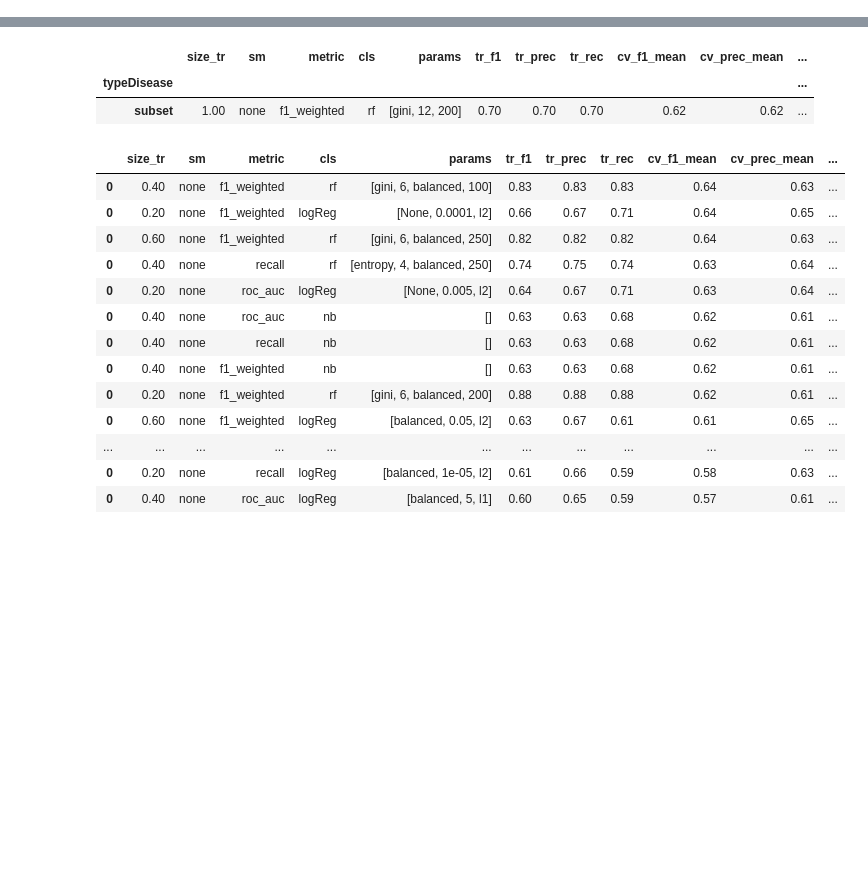
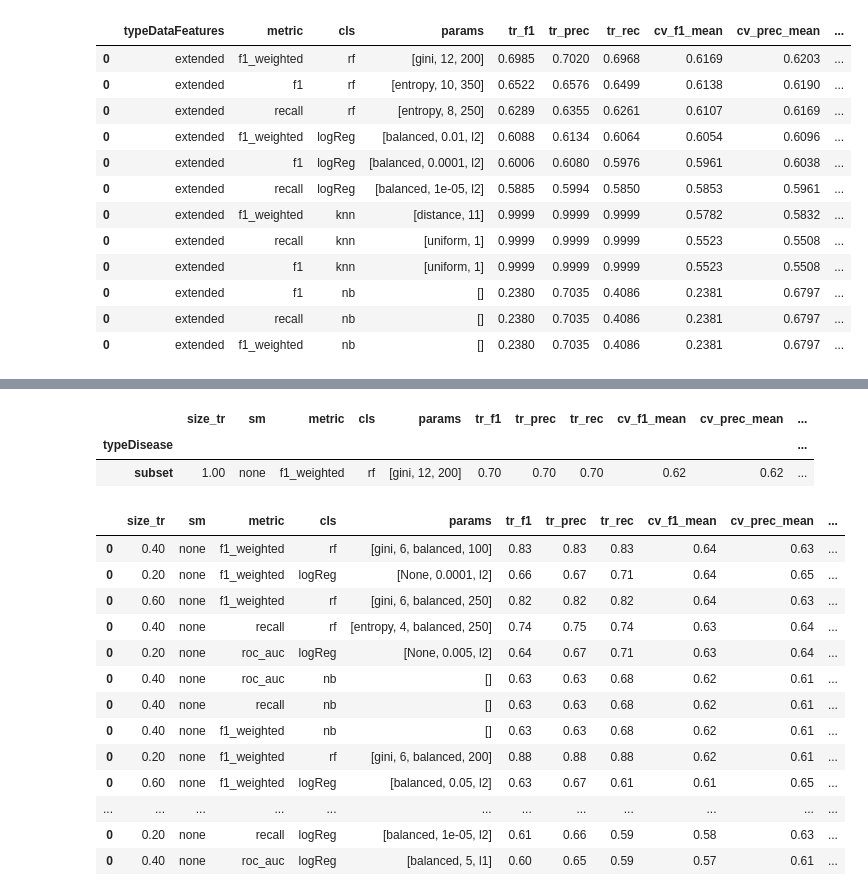
Before and after one commit to CHABOBO/readmission, a Jupyter notebook: notebook/04-results.ipynb, the cells around one changed output, grey strips where cells are left out. Saved outputs shown, nothing was run; the diff lists cells and outputs as text; code cells hidden in the pictures; blank space fills up the shorter version.

```diff
--- a/notebook/04-results.ipynb
+++ b/notebook/04-results.ipynb
@@ -87,0 +88,19 @@ dfAll[['typeDataFeatures',"size_tr","sm","metric","cls","params",
+# %%
+dfAll[dfAll['typeDataFeatures'] == "extended"][["typeDataFeatures","metric","cls","params",
+     'tr_f1', 'tr_prec', 'tr_rec',
+     'cv_f1_mean', 'cv_prec_mean', 'cv_rec_mean',
+     'test_f1', 'test_prec', 'test_rec', 'test_auc']]
+# %% [output]
+|  | typeDataFeatures | metric | cls | params | tr_f1 | tr_prec | tr_rec | cv_f1_mean | cv_prec_mean | ... |
+| 0 | extended | f1_weighted | rf | [gini, 12, 200] | 0.6985 | 0.7020 | 0.6968 | 0.6169 | 0.6203 | ... |
+| 0 | extended | f1 | rf | [entropy, 10, 350] | 0.6522 | 0.6576 | 0.6499 | 0.6138 | 0.6190 | ... |
+| 0 | extended | recall | rf | [entropy, 8, 250] | 0.6289 | 0.6355 | 0.6261 | 0.6107 | 0.6169 | ... |
+| 0 | extended | f1_weighted | logReg | [balanced, 0.01, l2] | 0.6088 | 0.6134 | 0.6064 | 0.6054 | 0.6096 | ... |
+| 0 | extended | f1 | logReg | [balanced, 0.0001, l2] | 0.6006 | 0.6080 | 0.5976 | 0.5961 | 0.6038 | ... |
+| 0 | extended | recall | logReg | [balanced, 1e-05, l2] | 0.5885 | 0.5994 | 0.5850 | 0.5853 | 0.5961 | ... |
+| 0 | extended | f1_weighted | knn | [distance, 11] | 0.9999 | 0.9999 | 0.9999 | 0.5782 | 0.5832 | ... |
+| 0 | extended | recall | knn | [uniform, 1] | 0.9999 | 0.9999 | 0.9999 | 0.5523 | 0.5508 | ... |
+| 0 | extended | f1 | knn | [uniform, 1] | 0.9999 | 0.9999 | 0.9999 | 0.5523 | 0.5508 | ... |
+| 0 | extended | f1 | nb | [] | 0.2380 | 0.7035 | 0.4086 | 0.2381 | 0.6797 | ... |
+| 0 | extended | recall | nb | [] | 0.2380 | 0.7035 | 0.4086 | 0.2381 | 0.6797 | ... |
+| 0 | extended | f1_weighted | nb | [] | 0.2380 | 0.7035 | 0.4086 | 0.2381 | 0.6797 | ... |
```
Also changed, not shown: parts of 8 cells of this notebook, 1 other file.
